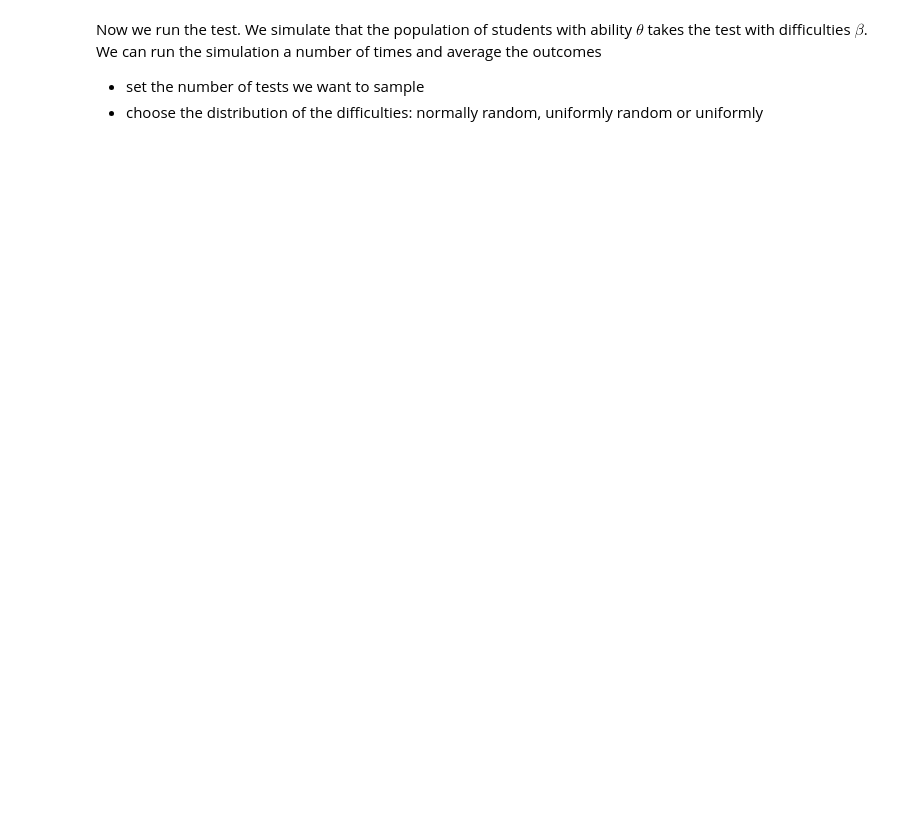
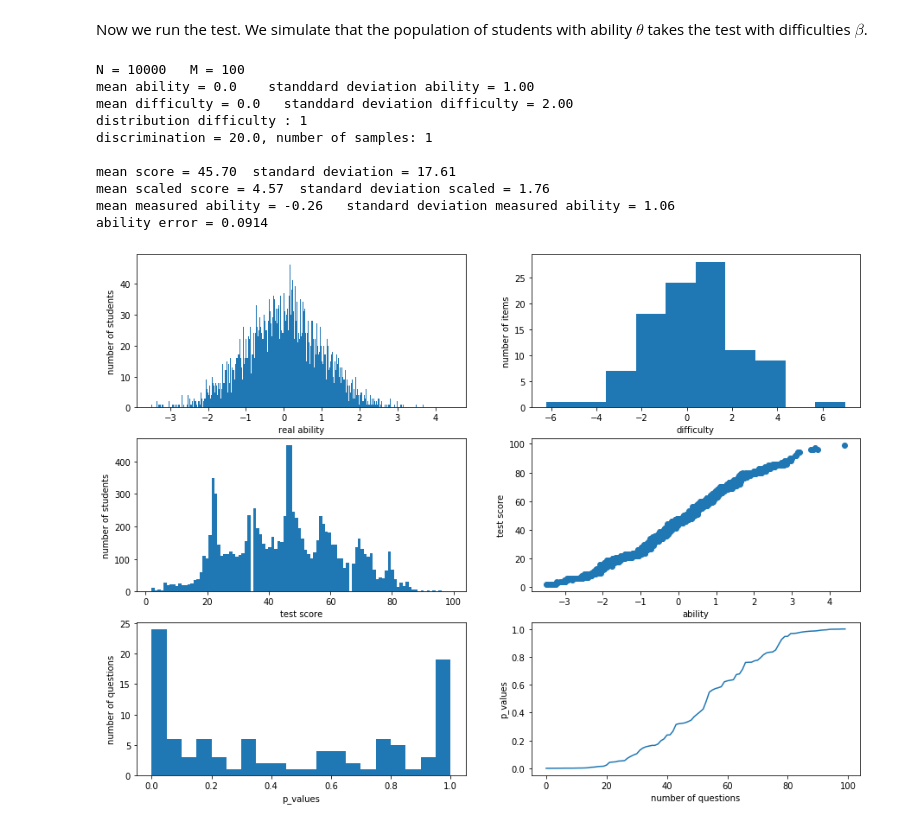
Before and after one commit to miche003/scale-matters, a Jupyter notebook: simulation-test-taking.ipynb, the cells around one changed output. Cells and saved outputs as stored; diff of their text form; code cells hidden in the pictures; blank space fills up the shorter version.

```diff
--- a/simulation-test-taking.ipynb
+++ b/simulation-test-taking.ipynb
@@ -121,22 +106,4 @@ where $\alpha$ is a constant, denoting the discrimination of the items.
-# %%
-# define function IRF
-def IRF(L,M,theta,beta,alfa):
-#    L: integer - population size
-#    M: integer - number of test items
-#    theta: 2d-array of floats; shape (L,M) - abilities
-#    beta = 2d-array of floats; shape (L,M) - difficulties
-#    alfa = float - constant
-    D = (theta - beta)/alfa
-    IRF = np.exp(D)/(1+np.exp(D))
-    return(IRF)
-
-# CHOOSE alpha
-alpha = 1.0
 # %% [markdown]
 Now we run the test.
 We simulate that the population of students with ability $\theta$ takes the test with difficulties $\beta$.
-We can run the simulation a number of times and average the outcomes
-
-- set the number of tests we want to sample
-- choose the distribution of the difficulties: normally random, uniformly random or uniformly
 # %%
@@ -232,55 +187,65 @@ scale_length = scale_max - scale_min
 scaled_score = (test_score/test_length)*scale_length + scale_min
 scaled_mean = np.mean(scaled_score)
 scaled_std = np.std(scaled_score)
+# %%
+#Calculate the mean squared distance between the original ability and the measured ability
+ability_error=np.mean(np.square(ability_org-meas_ability))
 # %%
 #Print output
 
 plt.figure(figsize=(15,15))
 
 plt.subplot(421)
-plt.hist(ability_org,bins=int(population_length/10))
-plt.xlabel("ability uncorrected")
+plt.hist(ability,bins=int(population_length/10))
+plt.xlabel("real ability")
 plt.ylabel("number of students");
 
-if subsample:
-    plt.subplot(422)
-    plt.hist(ability,bins=int(population_length/10))
-    plt.xlabel("ability new")
-    plt.ylabel("number of students");
-
-plt.subplot(423)
+plt.subplot(422)
 plt.hist(difficulty, bins=int(test_length/10))
 plt.xlabel("difficulty")
 plt.ylabel("number of items");
 
-plt.subplot(425)
+plt.subplot(423)
 plt.hist(test_score,bins=int(test_length))
 plt.xlabel("test score")
 plt.ylabel("number of students");
 
-plt.subplot(426)
-plt.hist(scaled_score,bins=int(test_length))
-plt.xlabel("scaled score")
-plt.ylabel("number of students");
+plt.subplot(424)
+plt.scatter(ability,test_score)
+plt.xlabel("ability")
+plt.ylabel("test score");
 
-plt.subplot(427)
-plt.hist(p_values_test,bins=20,range=(0,1))
+plt.subplot(425)
+plt.hist(p_values,bins=20,range=(0,1))
 plt.xlabel("p_values")
 plt.ylabel("number of questions");
 
-plt.subplot(428)
+plt.subplot(426)
 plt.plot(sorted_p_values)
 plt.xlabel("number of questions")
 plt.ylabel("p_values");
 
 print("N = %.i   M = %.i"%(population_length,test_length))
 print("mean ability = %.1f    standdard deviation ability = %.2f"%(ability_mean,ability_stddev))
-print("mean difficulty = %.1f   standdard deviation difficulty = %.2f   width distribution difficulty = %.1f"
-      %(difficulty_mean,difficulty_stddev,width))
-if subsample:
-    print("abilities corr. between %.2f and %.2f, portion of population corrected = %.2f, amplification = %.2f "
-          %(edu_min,edu_max,portion,edu_effect))
+print("mean difficulty = %.1f   standdard deviation difficulty = %.2f"%(difficulty_mean,difficulty_stddev))
+print("distribution difficulty : %.i"%(distribution))
+if distribution != 1:
+    print("width distribution difficulty = %.1f"%(width))
+print("discrimination = %.1f, number of samples: %.i"%(alpha,sample))
 print()
-print("number of samples: %.i"%(sample))
 print("mean score = %.2f  standard deviation = %.2f"%(test_mean,test_std))
 print("mean scaled score = %.2f  standard deviation scaled = %.2f"%(scaled_mean,scaled_std))
+print("mean measured ability = %.2f   standard deviation measured ability = %.2f"%(meas_ab_mean,meas_ab_std))
+print("ability error = %.4f"%(ability_error))
+# %% [output]
+N = 10000   M = 100
+mean ability = 0.0    standdard deviation ability = 1.00
+mean difficulty = 0.0   standdard deviation difficulty = 2.00
+distribution difficulty : 1
+discrimination = 20.0, number of samples: 1
+
+mean score = 45.70  standard deviation = 17.61
+mean scaled score = 4.57  standard deviation scaled = 1.76
+mean measured ability = -0.26   standard deviation measured ability = 1.06
+ability error = 0.0914
+[figure, added]
```
Also changed, not shown: parts of 12 cells of this notebook.
